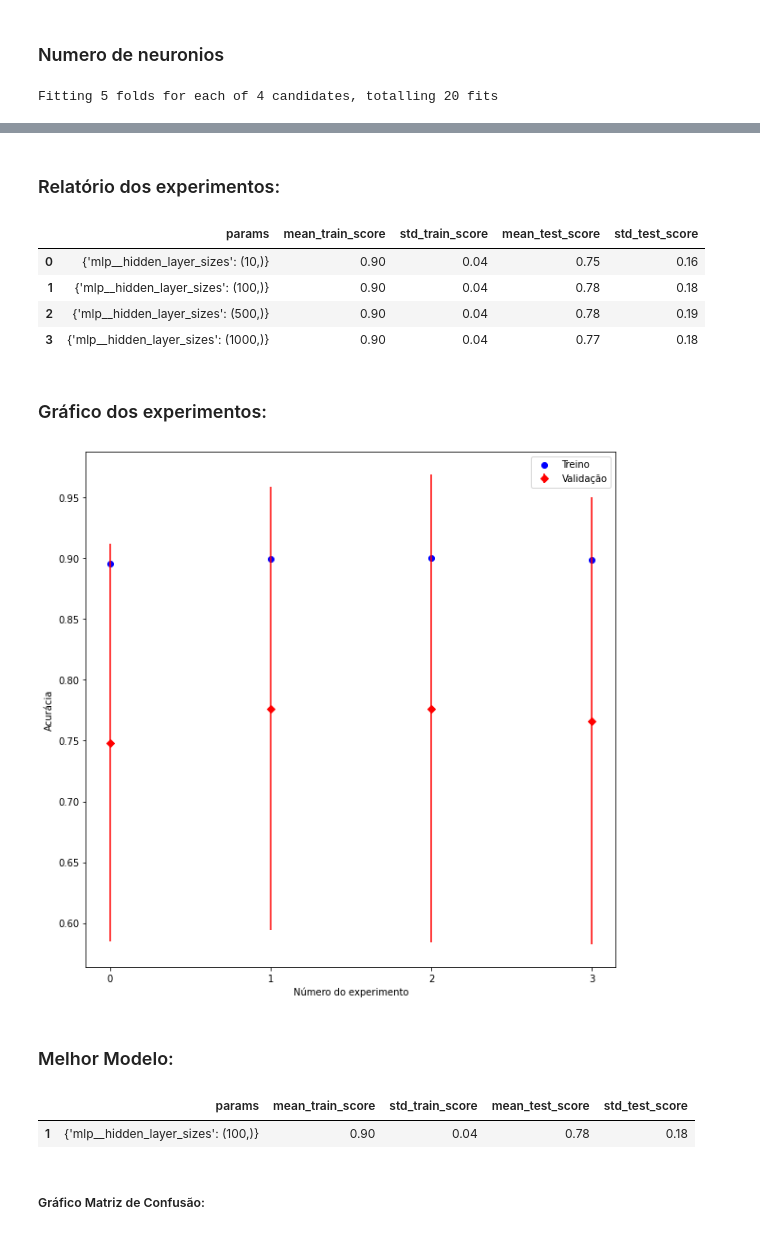
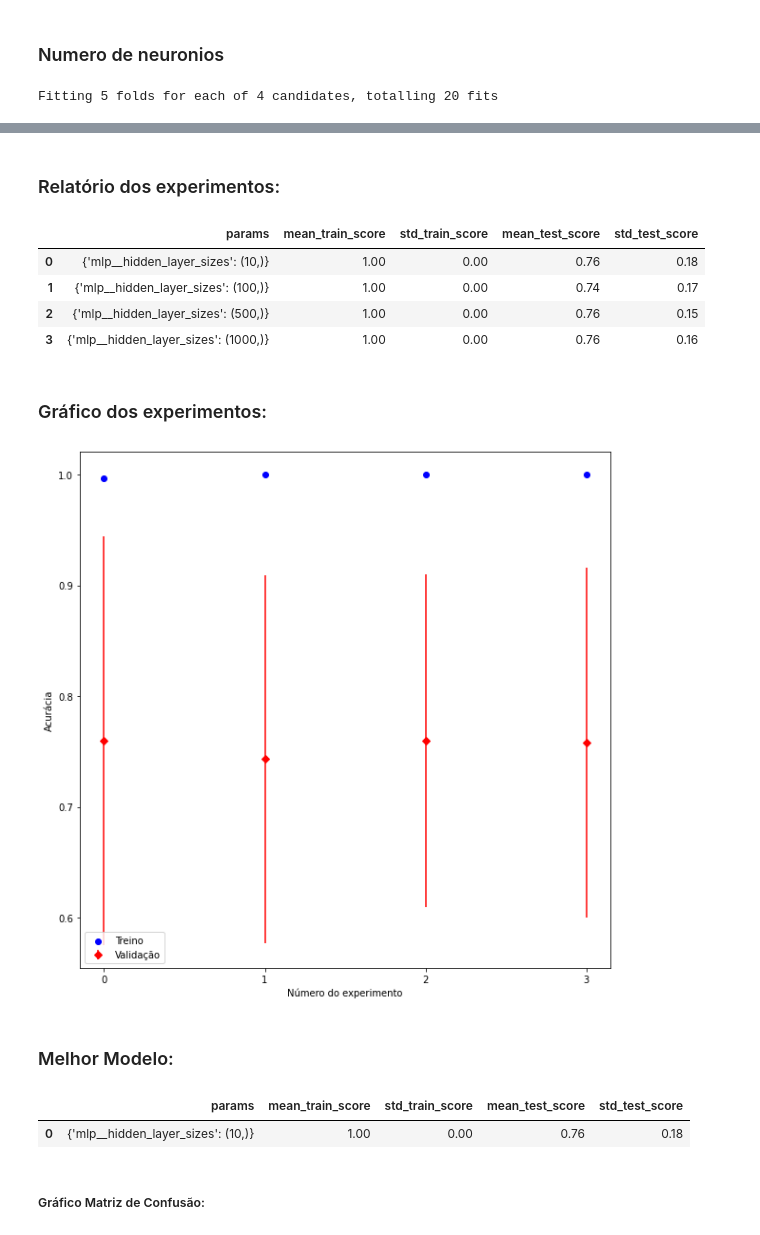
Before and after one commit to HeitorBRaymundo/mc906, a Jupyter notebook: prj3/NeuralNetwork.ipynb, the cells around one changed output, grey strips where cells are left out. Drawn from its saved outputs; the diff is of its cells as text; code cells hidden in the pictures.

```diff
--- a/prj3/NeuralNetwork.ipynb
+++ b/prj3/NeuralNetwork.ipynb
@@ -233,7 +240,8 @@ Sem diferenças no batch-size, vamos usar o padrao do scikit-learn que é 200
 # %%
 pipe = Pipeline([
     ('scaler', StandardScaler()),
-    ('mlp', MLPClassifier(random_state=0, max_iter=100000, learning_rate_init=0.0001))
+    ('mlp', MLPClassifier(random_state=0, max_iter=100000,
+                          hidden_layer_sizes=(100, 10), learning_rate_init=0.0005))
 ])
 
 scikit_train_validate(pipe, X_processed, database_train.y, database_train.cv_author)
@@ -251,7 +259,8 @@ Gráfico Matriz de Confusão:
 # %%
 pipe = Pipeline([
     ('scaler', MinMaxScaler()),
-    ('mlp', MLPClassifier(random_state=0, max_iter=100000, learning_rate_init=0.0001))
+    ('mlp', MLPClassifier(random_state=0, max_iter=100000,
+                          hidden_layer_sizes=(100, 10), learning_rate_init=0.0005))
 ])
 
 scikit_train_validate(pipe, X_processed, database_train.y, database_train.cv_author)
@@ -378,8 +374,7 @@ Vimos que o método early_stopping não trouxe beneficios ao modelo.
 ### Numero de neuronios
 # %%
 pipe = Pipeline([
-    ('scaler', StandardScaler()),
-    ('mlp', MLPClassifier(random_state=0, max_iter=100000, learning_rate_init=0.0001, alpha=60))
+    ('mlp', MLPClassifier(random_state=0, max_iter=100000, alpha=0.0001, learning_rate_init=0.0005))
 ])
 
 parameters = {'mlp__hidden_layer_sizes': [(10,), (100,), (500,), (1000,)]}
@@ -397,12 +392,12 @@ Fitting 5 folds for each of 4 candidates, totalling 20 fits
 Relatório dos experimentos:
 |  | params | mean_train_score | std_train_score | mean_test_score | std_test_score |
-| 0 | {'mlp__hidden_layer_sizes': (10,)} | 0.90 | 0.04 | 0.75 | 0.16 |
-| 1 | {'mlp__hidden_layer_sizes': (100,)} | 0.90 | 0.04 | 0.78 | 0.18 |
-| 2 | {'mlp__hidden_layer_sizes': (500,)} | 0.90 | 0.04 | 0.78 | 0.19 |
-| 3 | {'mlp__hidden_layer_sizes': (1000,)} | 0.90 | 0.04 | 0.77 | 0.18 |
+| 0 | {'mlp__hidden_layer_sizes': (10,)} | 1.00 | 0.00 | 0.76 | 0.18 |
+| 1 | {'mlp__hidden_layer_sizes': (100,)} | 1.00 | 0.00 | 0.74 | 0.17 |
+| 2 | {'mlp__hidden_layer_sizes': (500,)} | 1.00 | 0.00 | 0.76 | 0.15 |
+| 3 | {'mlp__hidden_layer_sizes': (1000,)} | 1.00 | 0.00 | 0.76 | 0.16 |
 Gráfico dos experimentos:
-[figure, old version]
+[figure, new version]
 Melhor Modelo:
 |  | params | mean_train_score | std_train_score | mean_test_score | std_test_score |
-| 1 | {'mlp__hidden_layer_sizes': (100,)} | 0.90 | 0.04 | 0.78 | 0.18 |
+| 0 | {'mlp__hidden_layer_sizes': (10,)} | 1.00 | 0.00 | 0.76 | 0.18 |
 Gráfico Matriz de Confusão:
```
Also changed, not shown: parts of 24 cells of this notebook, 4 other files.
